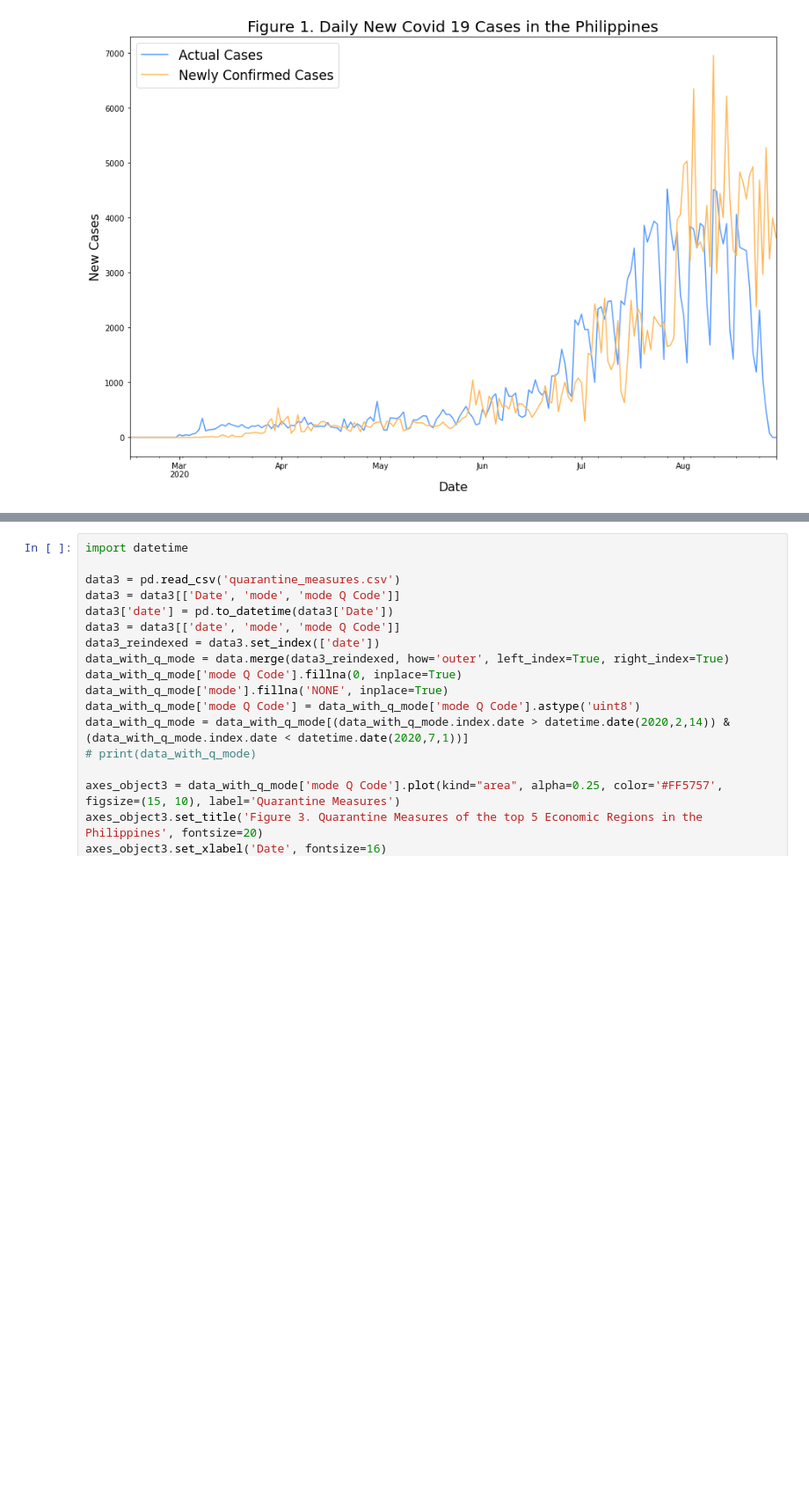
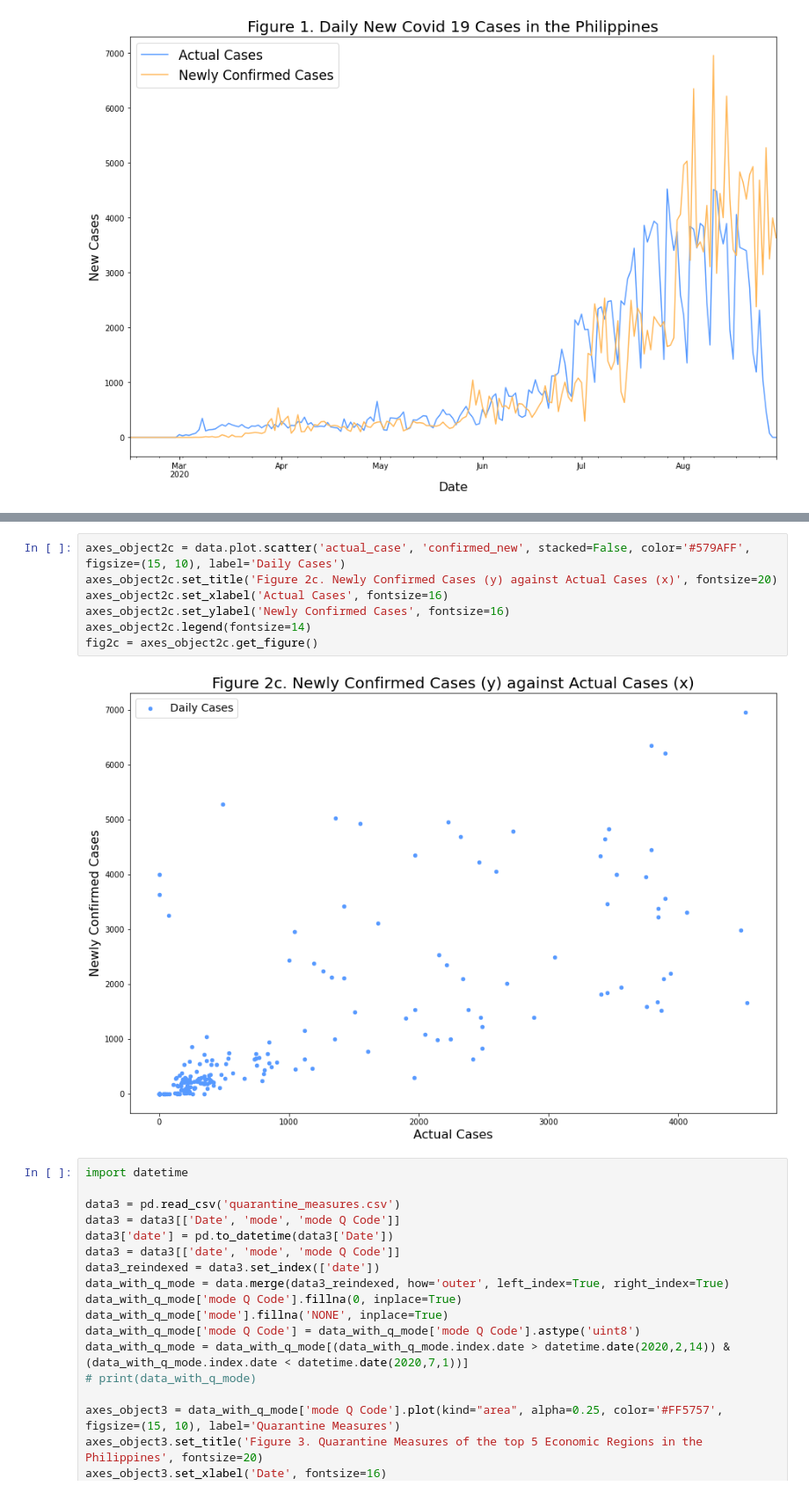
Before and after one commit to Beno7/dlsu-datasci-johnbenolirao, a Jupyter notebook: Module_4/Module_4_Exercise.ipynb, the cells around one changed output, grey strips where cells are left out. Shown at 88% size. Saved outputs shown, nothing was run; the diff lists cells and outputs as text; blank space fills up the shorter version.

```diff
--- a/Module_4/Module_4_Exercise.ipynb
+++ b/Module_4/Module_4_Exercise.ipynb
@@ -87,3 +100,12 @@ fig2 = axes_object2.get_figure()
+# %%
+axes_object2c = data.plot.scatter('actual_case', 'confirmed_new', stacked=False, color='#579AFF', figsize=(15, 10), label='Daily Cases')
+axes_object2c.set_title('Figure 2c. Newly Confirmed Cases (y) against Actual Cases (x)', fontsize=20)
+axes_object2c.set_xlabel('Actual Cases', fontsize=16)
+axes_object2c.set_ylabel('Newly Confirmed Cases', fontsize=16)
+axes_object2c.legend(fontsize=14)
+fig2c = axes_object2c.get_figure()
+# %% [output]
+[figure, added]
 # %%
 import datetime
 
```
Also changed, not shown: parts of 4 cells of this notebook, 5 other files.
